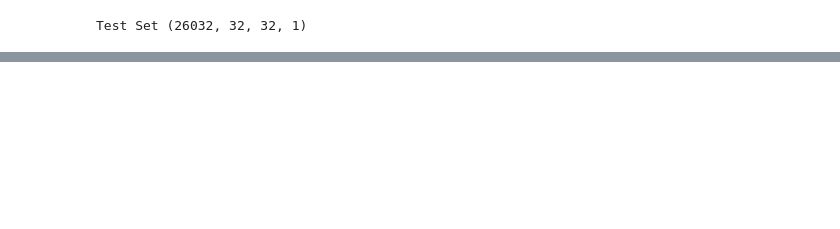
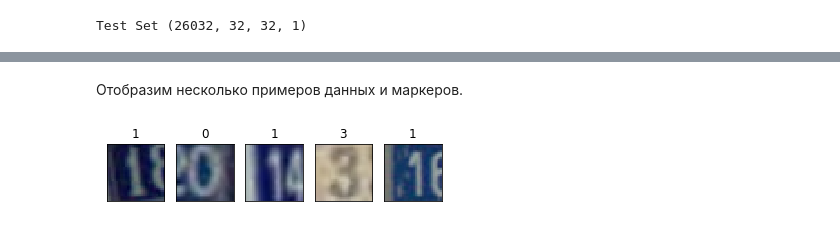
Before and after one commit to dmitrypintusov/deep-learning, a Jupyter notebook: by/bsuir/pintusov/labs/lab4/lab4.ipynb, the cells around one changed output, grey strips where cells are left out. Cells and saved outputs as stored; diff of their text form; code cells hidden in the pictures; blank space fills up the shorter version.

```diff
--- a/by/bsuir/pintusov/labs/lab4/lab4.ipynb
+++ b/by/bsuir/pintusov/labs/lab4/lab4.ipynb
@@ -265,0 +336,33 @@ Actual:  6 Prediction:  2
+# %%
+def load_data(path):
+    data = sio.loadmat(path)
+    return data['X'], data['y']
+
+X_train, y_train = load_data('./input/train_32x32.mat')
+X_test, y_test = load_data('./input/test_32x32.mat')
+
+classes = [0,1,2,3,4,5,6,7,8,9]
+nb_classes = 10
+
+print(X_train.shape, X_test.shape)
+
+X_train = X_train.transpose((3,0,1,2))
+X_test = X_test.transpose((3,0,1,2))
+y_train = y_train[:,0]
+y_test = y_test[:,0]
+
+print("Train Set", X_train.shape)
+print("Test Set", X_test.shape)
+
+y_train[y_train == 10] = 0
+y_test[y_test == 10] = 0
+print(np.unique(y_train))
+
+X_train, X_val, y_train, y_val = train_test_split(X_train, y_train, test_size=0.1, random_state=7)
+
+X_train = X_train.astype('float32') / 255
+X_test = X_test.astype('float32') / 255
+
+print("Y Train: ", y_train.shape)
+print("Y Validation: ", y_val.shape)
+print("Y Test: ", y_test.shape)
@@ -265,0 +377,16 @@ Actual:  6 Prediction:  2
+# %% [markdown]
+Отобразим несколько примеров данных и маркеров.
+# %%
+def plot_images(img, labels, nrows, ncols):
+    fig, axes = plt.subplots(nrows, ncols)
+    for i, ax in enumerate(axes.flat):
+        if img[i].shape == (32, 32, 3):
+            ax.imshow(img[i])
+        else:
+            ax.imshow(img[i,:,:,0])
+        ax.set_xticks([]); ax.set_yticks([])
+        ax.set_title(labels[i])
+
+plot_images(X_train, y_train, 1, 5)
+# %% [output]
+[figure, added]
```
Also changed, not shown: parts of 37 cells of this notebook.
